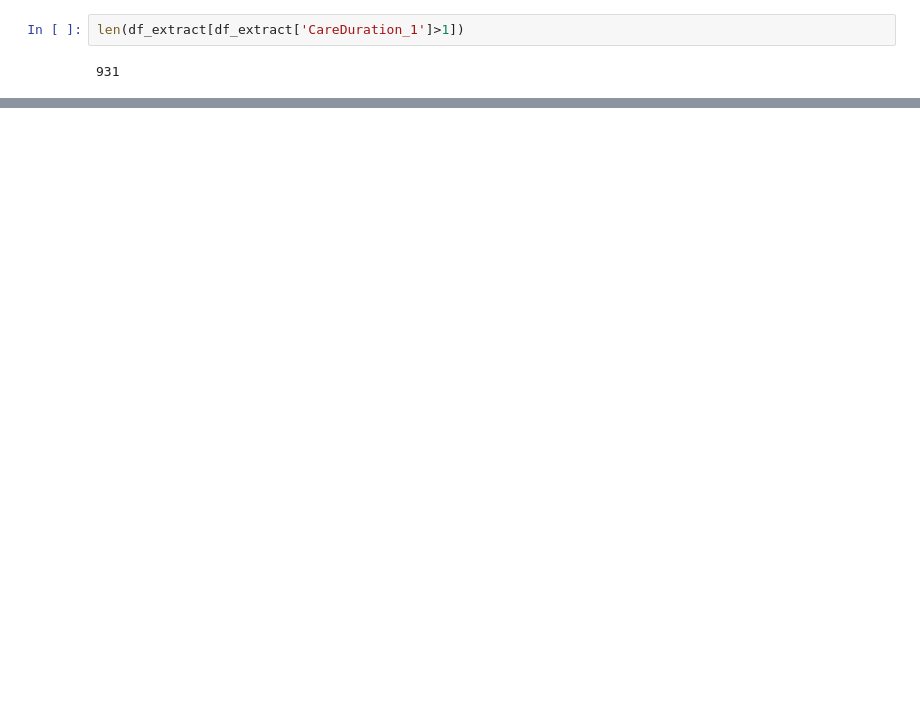
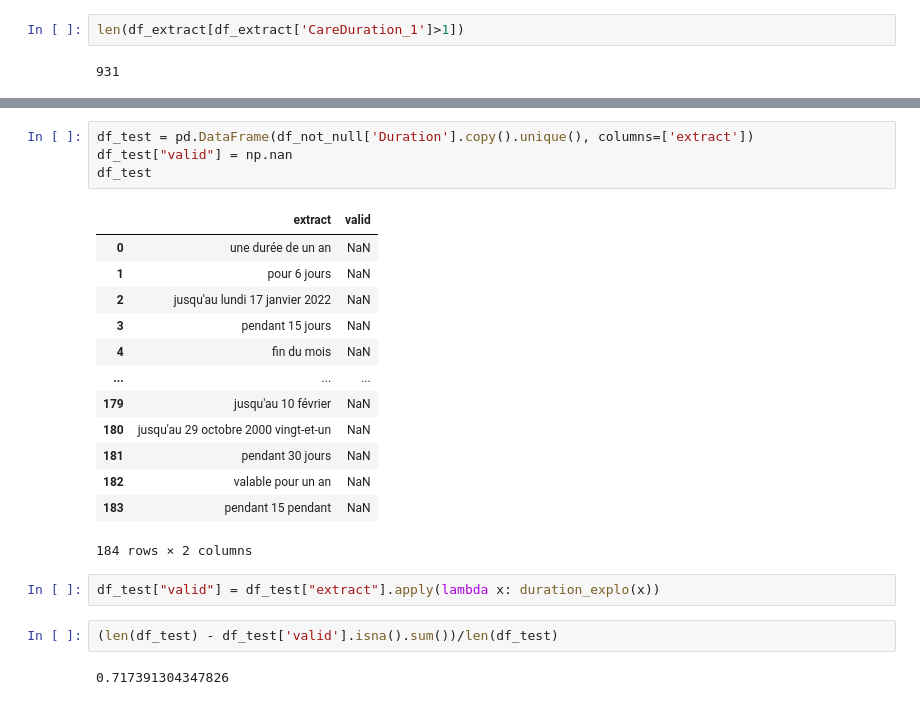
Before and after one commit to GeoffroyGit/ephesus, a Jupyter notebook: notebooks/Test_duration.ipynb, the cells around one changed output, grey strips where cells are left out. Saved outputs shown, nothing was run; the diff lists cells and outputs as text; blank space fills up the shorter version.

Commit message:
first functions to extract duration

```diff
--- a/notebooks/Test_duration.ipynb
+++ b/notebooks/Test_duration.ipynb
@@ -143,0 +174,24 @@ AttributeError: 're.Match' object has no attribute '__dict__'
+# %%
+df_test = pd.DataFrame(df_not_null['Duration'].copy().unique(), columns=['extract'])
+df_test["valid"] = np.nan
+df_test
+# %% [output]
+|  | extract | valid |
+| 0 | une durée de un an | NaN |
+| 1 | pour 6 jours | NaN |
+| 2 | jusqu'au lundi 17 janvier 2022 | NaN |
+| 3 | pendant 15 jours | NaN |
+| 4 | fin du mois | NaN |
+| ... | ... | ... |
+| 179 | jusqu'au 10 février | NaN |
+| 180 | jusqu'au 29 octobre 2000 vingt-et-un | NaN |
+| 181 | pendant 30 jours | NaN |
+| 182 | valable pour un an | NaN |
+| 183 | pendant 15 pendant | NaN |
+184 rows × 2 columns
+# %%
+df_test["valid"] = df_test["extract"].apply(lambda x: duration_explo(x))
+# %%
+(len(df_test) - df_test['valid'].isna().sum())/len(df_test)
+# %% [output]
+0.717391304347826
```
Also changed, not shown: parts of 51 cells of this notebook, 2 other files.
